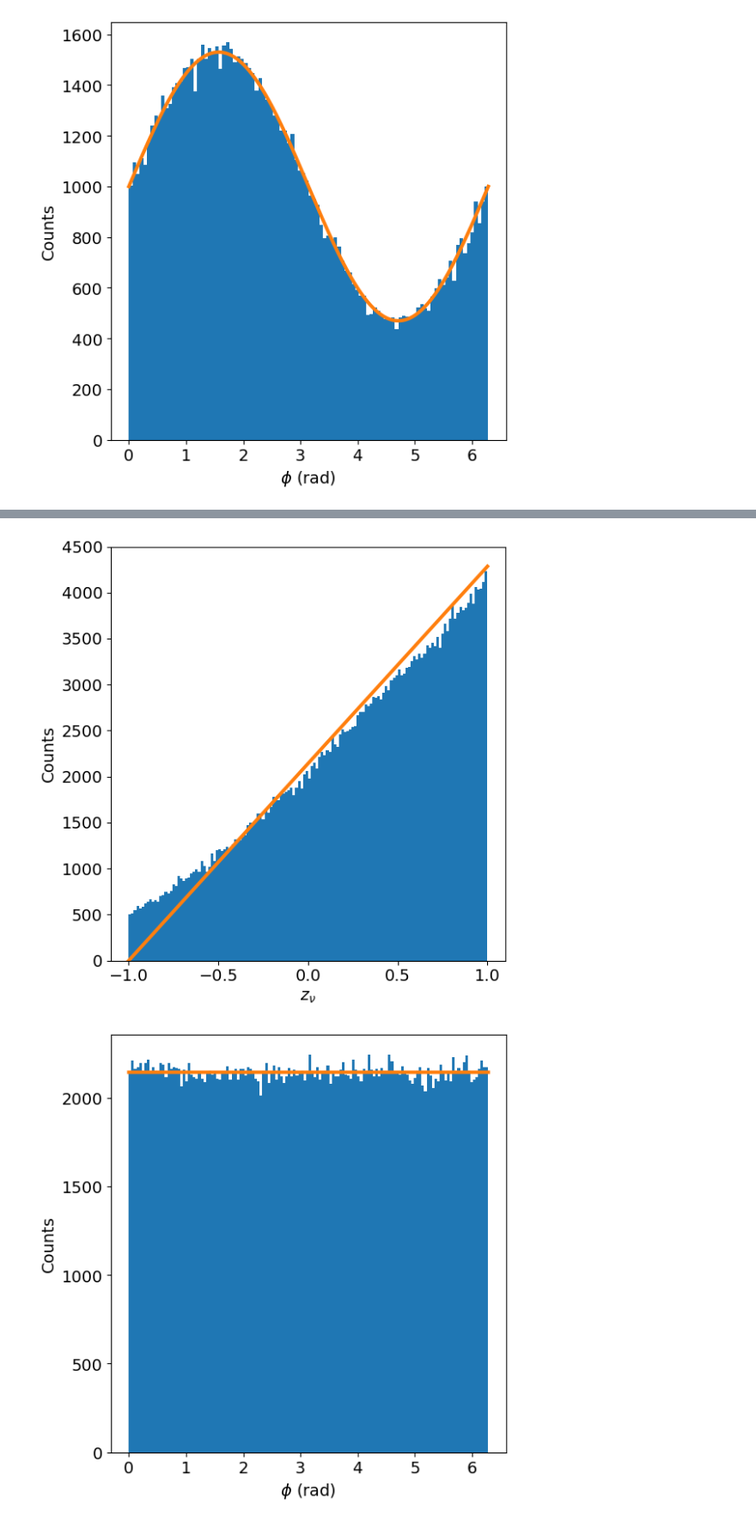
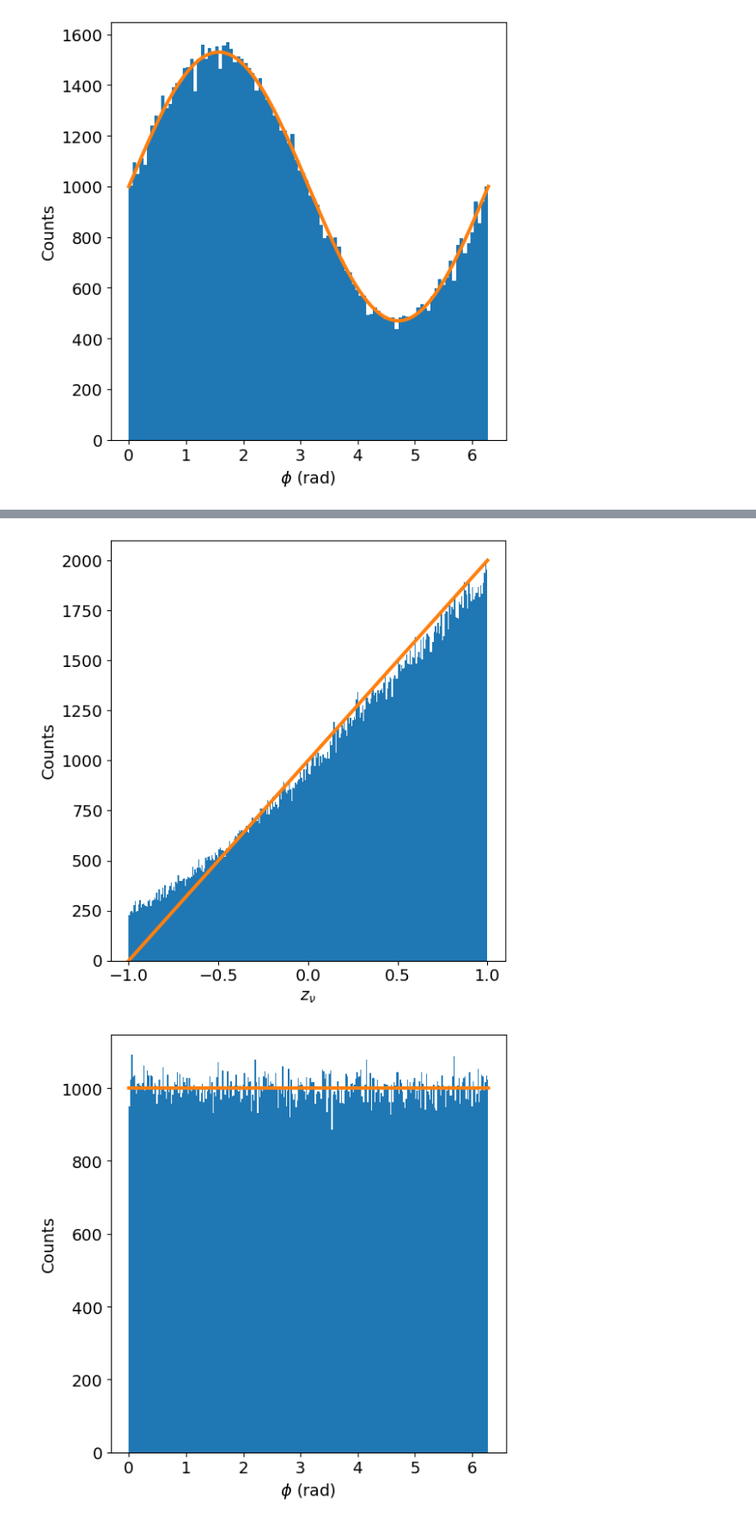
Before and after one commit to PabloCanovasM/CRADLE_TESTS, a Jupyter notebook: sampling_test.ipynb, the cells around one changed output, grey strips where cells are left out. Shown at 86% size. Cells and saved outputs as stored; diff of their text form; code cells hidden in the pictures.

```diff
--- a/sampling_test.ipynb
+++ b/sampling_test.ipynb
@@ -254,7 +254,10 @@ def plot_histogram_components(data,n_bins=None,var_names=None,var_names_files=No
             fig.savefig(filename+var_names_files[i]+".png")
         plt.show()
 
-def plot_pairplot(data,filename=None):
+def plot_pairplot(data,n_bins=None,filename=None,f_list=None):
+    data_count = data.shape[0]
+    if (n_bins == None):
+        n_bins = int(np.sqrt(data_count))
     dim = data.shape[1]
     var_names = ["$z_e$","$z_\\nu$","$\\phi$ (rad)"]
     var_names_files = ["_ze","_znu","_phi"]
@@ -265,7 +268,15 @@ def plot_pairplot(data,filename=None):
             if i == j:
                 ax.set_xlabel(var_names[i],size=20)
                 ax.set_ylabel("Bin Count",size=20)
-                ax.hist(data[:,i],bins=100)
+                ax.hist(data[:,i],bins=n_bins)
+                if f_list != None:
+                    if i == 2:
+                        x = np.linspace(0,2*np.pi,10000)
+                    else:
+                        x = np.linspace(-1,1,10000)
+                    f_theory = f_list[i](x)*data_count/n_bins
+                    print(f_theory.sum())
+                    ax.plot(x,f_theory,linewidth=3)
             else:
                 ax.set_xlabel(var_names[j],size=20)
                 ax.set_ylabel(var_names[i],size=20)
@@ -439,13 +450,13 @@ def fz(x):
     return np.ones_like(x)
 
 plot_pairplot(data,filename="plots/sample_AB")
-plot_histogram_components(data,n_bins=140,filename="plots/hist_AB",f_list=[fx,fy,fz])
+plot_histogram_components(data,n_bins=300,filename="plots/hist_AB",f_list=[fx,fy,fz])
 
 def fx(x):
-    return 1+beta*x+1/4*beta**2*x**2
+    return (1+beta*x+1/4*beta**2*x**2)/(1+beta**2/12)
 
 def fy(x):
-    return 1+x+1/4*x**2
+    return (1+x+1/4*x**2)/(13/12)
 
-plot_histogram_components(data,n_bins=140,filename="plots/hist_AB_corr",f_list=[fx,fy,fz])
+plot_histogram_components(data,n_bins=300,filename="plots/hist_AB_corr",f_list=[fx,fy,fz])
 # %% [output]
@@ -454,2 +465,2 @@ plot_histogram_components(data,n_bins=140,filename="plots/hist_AB_corr",f_list=[
-[figure, old version]
+[figure, new version]
-[figure, old version]
+[figure, new version]
```
Also changed, not shown: parts of 14 cells of this notebook, 9 other files.
